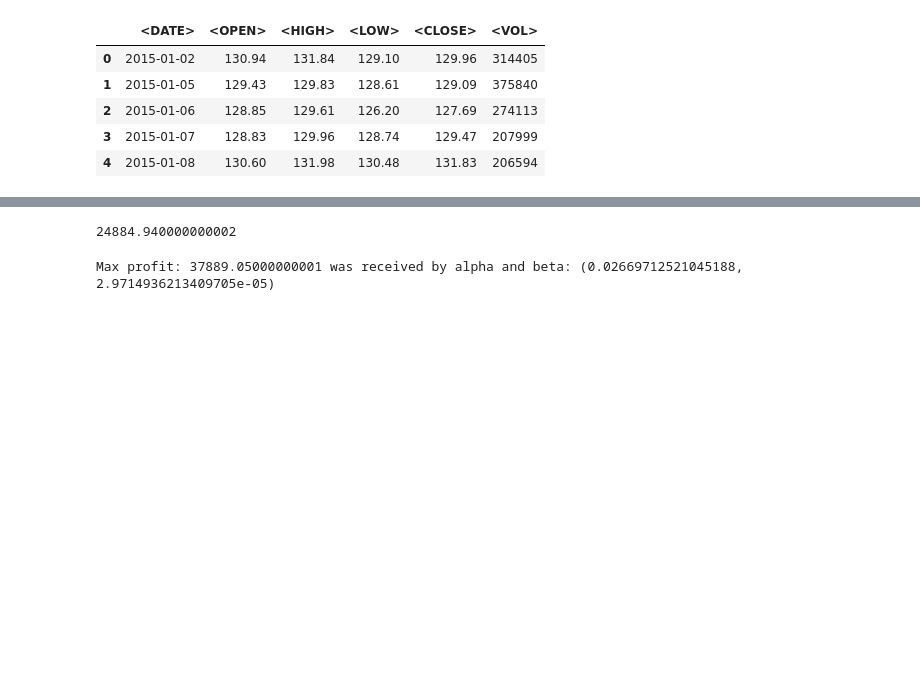
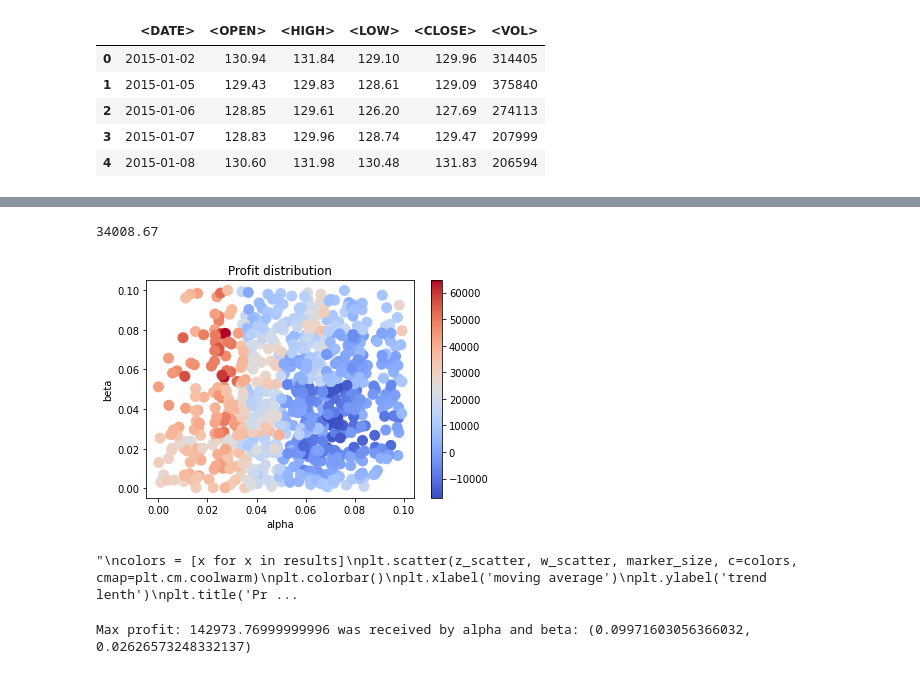
Before and after one commit to nikitaoltyan/Mech-Trading-Systems, a Jupyter notebook: Mech_Systems_Bot.ipynb, the cells around one changed output, grey strips where cells are left out. Drawn from its saved outputs; the diff is of its cells as text; code cells hidden in the pictures; blank space fills up the shorter version.

```diff
--- a/Mech_Systems_Bot.ipynb
+++ b/Mech_Systems_Bot.ipynb
@@ -48,12 +48,6 @@ def support_breaking(data, supports, trends):
     print(trend)
 # %%
 supports = l.find_support(data)
-trends = find_decreasing_trend_lines(data, 4, 5)
+trends = find_decreasing_trend_lines(data, 7, 3)
 # %%
 sup_arr = [index[0] for index in supports]
-# %%
-def findLastIndex(trendIndex):
-    index = 0
-    while sup_arr[index] < trendIndex:
-        index += 1
-    return index-1
@@ -64,6 +54,12 @@ findLastIndex(100)
 # %%
 low = data["<LOW>"]
 close = data["<CLOSE>"]
+# %%
+def findLastIndex(trendIndex):
+    index = 0
+    while (sup_arr[index] < trendIndex) and (index+1 < len(sup_arr)):
+        index += 1
+    return index-1
 # %%
 def findClosePosition(openIndex, money, boughtIndex, alpha, beta, lenth):
     #print(f"Open index: {openIndex}, Price: {close[openIndex]}")
@@ -118,4 +115,4 @@ for i in pos:
     prof += profit
 prof
 # %% [output]
-24884.940000000002
+34008.67
@@ -121,0 +150,46 @@ prof
+# %%
+x_scatter = [results[x][0] for x in results] # alpha
+y_scatter = [results[x][1] for x in results] # beta
+# z_scatter = [results[x][2] for x in results] # moving average
+# w_scatter = [results[x][3] for x in results] # trend lenth
+
+marker_size = 100
+colors = [x for x in results]
+plt.tight_layout(pad=3)
+plt.scatter(x_scatter, y_scatter, marker_size, c=colors, cmap=plt.cm.coolwarm)
+plt.colorbar()
+plt.xlabel('alpha')
+plt.ylabel('beta')
+plt.title('Profit distribution')
+plt.show()
+
+"""
+colors = [x for x in results]
+plt.scatter(z_scatter, w_scatter, marker_size, c=colors, cmap=plt.cm.coolwarm)
+plt.colorbar()
+plt.xlabel('moving average')
+plt.ylabel('trend lenth')
+plt.title('Profit distribution')
+plt.show()
+
+
+colors = [x for x in results]
+plt.scatter(x_scatter, z_scatter, marker_size, c=colors, cmap=plt.cm.coolwarm)
+plt.colorbar()
+plt.xlabel('alpha')
+plt.ylabel('moving average')
+plt.title('Profit distribution')
+plt.show()
+
+
+colors = [x for x in results]
+plt.scatter(y_scatter, z_scatter, marker_size, c=colors, cmap=plt.cm.coolwarm)
+plt.colorbar()
+plt.xlabel('beta')
+plt.ylabel('moving average')
+plt.title('Profit distribution')
+plt.show()
+"""
+# %% [output]
+[figure, added]
+"\ncolors = [x for x in results]\nplt.scatter(z_scatter, w_scatter, marker_size, c=colors, cmap=plt.cm.coolwarm)\nplt.colorbar()\nplt.xlabel('moving average')\nplt.ylabel('trend lenth')\nplt.title('Pr ...
@@ -122,10 +276,11 @@ prof
 # %%
 alphas = [0, 0.1]
 betas = [0, 0.1]
-pos = findOpenPositionIndexes(trends)
+trends = find_rising_trend_lines(data, 4, 5)
+pos = findOpenBuyPositionIndexes(trends)
 results = {}
 
-for iter in range (1024):
+for iter in range (2048):
     alpha = np.random.uniform(alphas[0], alphas[1])
     beta = np.random.uniform(betas[0], betas[1])
     # print(f"Iter: {iter}, coefs: {alpha, beta}")
@@ -134,13 +289,13 @@ for iter in range (1024):
     money = 100000
     bI = 0
     for i in pos:
-        mon, profit, boughtIndex = findClosePosition(i, money, bI, alpha, beta, data.shape[0])
+        mon, profit, boughtIndex = findCloseBuyPosition(i, money, bI, alpha, beta, data.shape[0])
         money = mon
         bI = boughtIndex
         prof += profit
+    # results[prof] = (alpha, beta, movingAverage, trendLenth)
     results[prof] = (alpha, beta)
-    # print(prof)
 print(f"Max profit: {max(results)} was received by alpha and beta: {results[max(results)]}")
 # %% [output]
-Max profit: 37889.05000000001 was received by alpha and beta: (0.02669712521045188, 2.9714936213409705e-05)
+Max profit: 142973.76999999996 was received by alpha and beta: (0.09971603056366032, 0.02626573248332137)
 # %%
```
Also changed, not shown: parts of 17 cells of this notebook.
